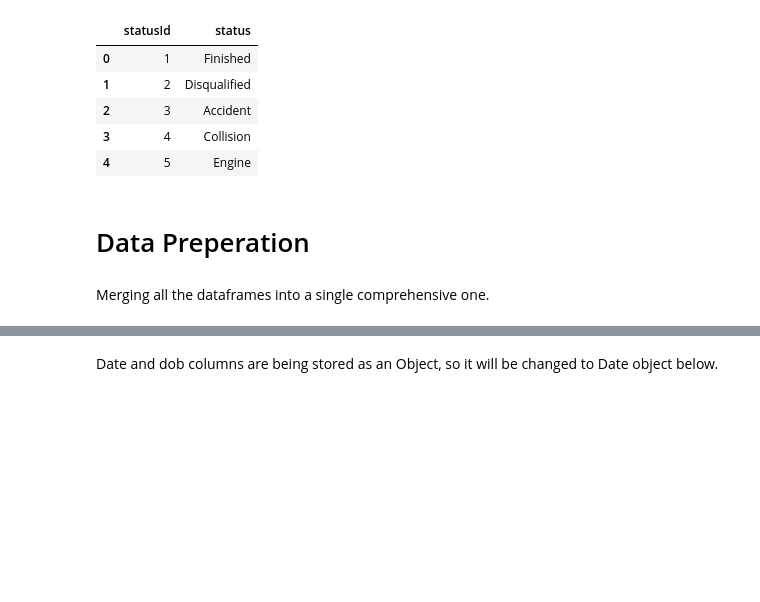
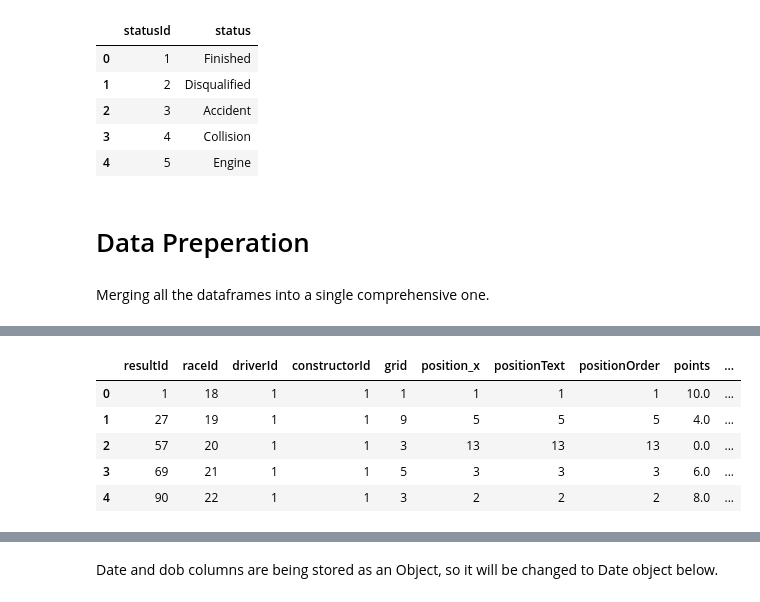
Before and after one commit to Robert336/Final-Project-CP468, a Jupyter notebook: F1_Predictor.ipynb, the cells around one changed output, grey strips where cells are left out. Saved outputs shown, nothing was run; the diff lists cells and outputs as text; code cells hidden in the pictures; blank space fills up the shorter version.

```diff
--- a/F1_Predictor.ipynb
+++ b/F1_Predictor.ipynb
@@ -429,0 +442,12 @@ Merging all the dataframes into a single comprehensive one.
+# %%
+
+df2 = pd.merge(df1, drivers_df, on = 'driverId')
+
+df2.head()
+# %% [output]
+|  | resultId | raceId | driverId | constructorId | grid | position_x | positionText | positionOrder | points | ... |
+| 0 | 1 | 18 | 1 | 1 | 1 | 1 | 1 | 1 | 10.0 | ... |
+| 1 | 27 | 19 | 1 | 1 | 9 | 5 | 5 | 5 | 4.0 | ... |
+| 2 | 57 | 20 | 1 | 1 | 3 | 13 | 13 | 13 | 0.0 | ... |
+| 3 | 69 | 21 | 1 | 1 | 5 | 3 | 3 | 3 | 6.0 | ... |
+| 4 | 90 | 22 | 1 | 1 | 3 | 2 | 2 | 2 | 8.0 | ... |
```
Also changed, not shown: parts of 20 cells of this notebook.
